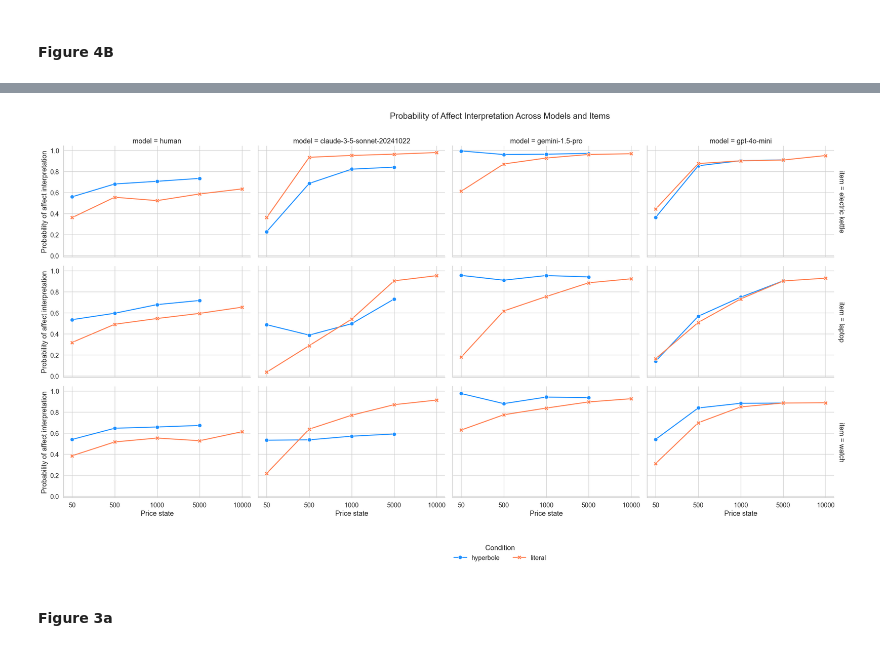
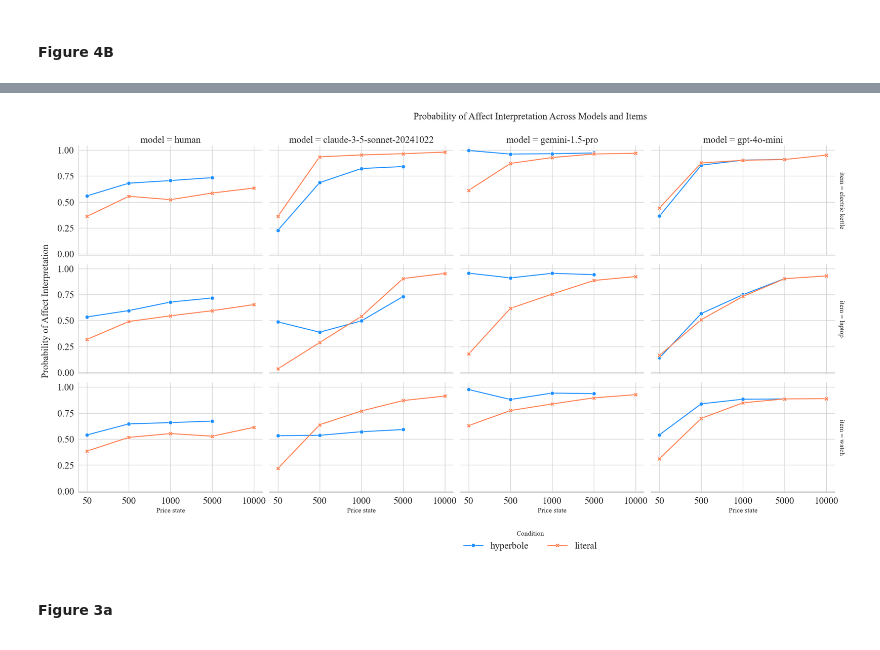
Before and after one commit to polina-tsvilodub/number_interpretation, a Jupyter notebook: code/analysis/plot_generation.ipynb, the cells around one changed output, grey strips where cells are left out. Cells and saved outputs as stored; diff of their text form; code cells hidden in the pictures.

```diff
--- a/code/analysis/plot_generation.ipynb
+++ b/code/analysis/plot_generation.ipynb
@@ -132,13 +110,12 @@ df_1b_clean_noNa
 ## Fig 2A; for this we use results from experiment 1b (probs of each s for each u)
 
 # Exploding values into columns
-def spread_parsed_response(row):
-    try:
+def spread_parsed_response(row, is_saved=False):
+    if is_saved:
         row["parsed_response_clean"] = [float(f) for f in row["parsed_response_clean"].replace("[", "").replace("]", "").split(",")]
-        row["prices"] = ["50", "51", "500", "501", "1000", "1001", "5000", "5001", "10000", "10001"]
-    except:
+    else:
         row["parsed_response_clean"] = [float(f) for f in row["parsed_response_clean"]]
-        row["prices"] = ["50", "51", "500", "501", "1000", "1001", "5000", "5001", "10000", "10001"]
+    row["prices"] = ["50", "51", "500", "501", "1000", "1001", "5000", "5001", "10000", "10001"]
     # print([(price, value) for price, value in zip(row['prices'], row['parsed_response_clean'])])
     return {f"price_{price}": value for price, value in zip(row['prices'], row['parsed_response_clean'])}
 
@@ -161,4 +138,4 @@ spread_df_1b_annotated[price_columns] = spread_df_1b_annotated[price_columns].di
 # keep only the humans_1b_prices columns that start with price_
 spread_df_1b_selected = spread_df_1b_annotated[["model", "run", "uttered_price", "temperature", "item", "price_type"] + price_columns]
 spread_df_1b_selected
-# spread_df_1b_selected.to_csv("../../data/results_helix/experiment_1b_spread.csv")
+# spread_df_1b_selected.to_csv("../../data/results_pt_01_14/experiment_1b_spread_allModels.csv")
@@ -431,10 +384,10 @@ import seaborn as sns
 import matplotlib.pyplot as plt
 
 # Load the data
-df = df_2_4b_plot_grouped #pd.read_csv("path_to_your_data.csv")  # Replace with your actual file path
+df = df_2_4b_plot_grouped  # Replace with your actual data
 
 # Define plot aesthetics
-sns.set(style="whitegrid", font_scale=1.2)
+sns.set(style="whitegrid", font_scale=1.2, font="Times New Roman")
 colors = {
     'hyperbole': 'dodgerblue',
     'literal': 'coral'
@@ -449,43 +402,65 @@ markers = {
 g = sns.FacetGrid(
     data=df,
     col="model",
     row="item",
     height=4,
     aspect=1.5,
     margin_titles=True,
     sharey=True,
     sharex=True
 )
 
 # Add line plots for each condition
 g.map_dataframe(
     sns.lineplot,
     x="stateRounded",
     y="affectProb",
     hue="condition",
     style="condition",
     markers=True,
     dashes=False,
     palette=colors,
     linewidth=2,
     markersize=8
 )
 
-# Customize plot
-g.set_axis_labels("Price state", "Probability of affect interpretation")
-g.add_legend(title="Condition", loc='lower center', bbox_to_anchor=(0.5, -0.1), ncol=2)
+# Customize the plot
+# 1. Add a common Y-axis label
+g.fig.text(0.0, 0.5, "Probability of Affect Interpretation",
+           ha="center", va="center", rotation="vertical", fontsize=20)
+
+# 2. Increase font size of the legend title
+g.add_legend(
+    title="Condition",
+    loc='lower center',
+    bbox_to_anchor=(0.5, -0.1),
+    ncol=2,
+    title_fontsize=14,  # Set font size for legend title
+    fontsize=20  # Font size for legend items
+)
+
+# 3. Increase font size of facet titles
+for ax in g.axes.flat:
+    ax.set_title(ax.get_title(), fontsize=20)  # Increase facet title font size
+    ax.set_ylabel('')
+    ax.set_xlabel('Price state')
+
+# Adjust x-axis ticks
+for i, ax in enumerate(g.axes.flat):
+    ax.set_xticks(["50", "500", "1000", "5000", "10000"])
+    ax.tick_params(axis='both', labelsize=20)
+    if i % 4 != 0:  # Remove left spine for all except the first subplot
+        ax.spines["left"].set_visible(False)
 
 # Adjust titles and spacing
-for ax in g.axes.flat:
-    ax.set_xticks(["50", "500", "1000", "5000", "10000"])
+plt.subplots_adjust(top=0.9)
+g.fig.suptitle("Probability of Affect Interpretation Across Models and Items", fontsize=20)
 
-plt.subplots_adjust(top=0.9)
-g.fig.suptitle("Probability of Affect Interpretation Across Models and Items")
-
-# Show plot
+# Show the plot
+# plt.savefig("figs/fig3.png", dpi=300, bbox_inches='tight')
 plt.show()
 # %% [output]
-[figure, old version]
+[figure, new version]
 # %% [markdown]
 #### Figure 3a
 # %%
```
Also changed, not shown: parts of 35 cells of this notebook, 37 other files.
